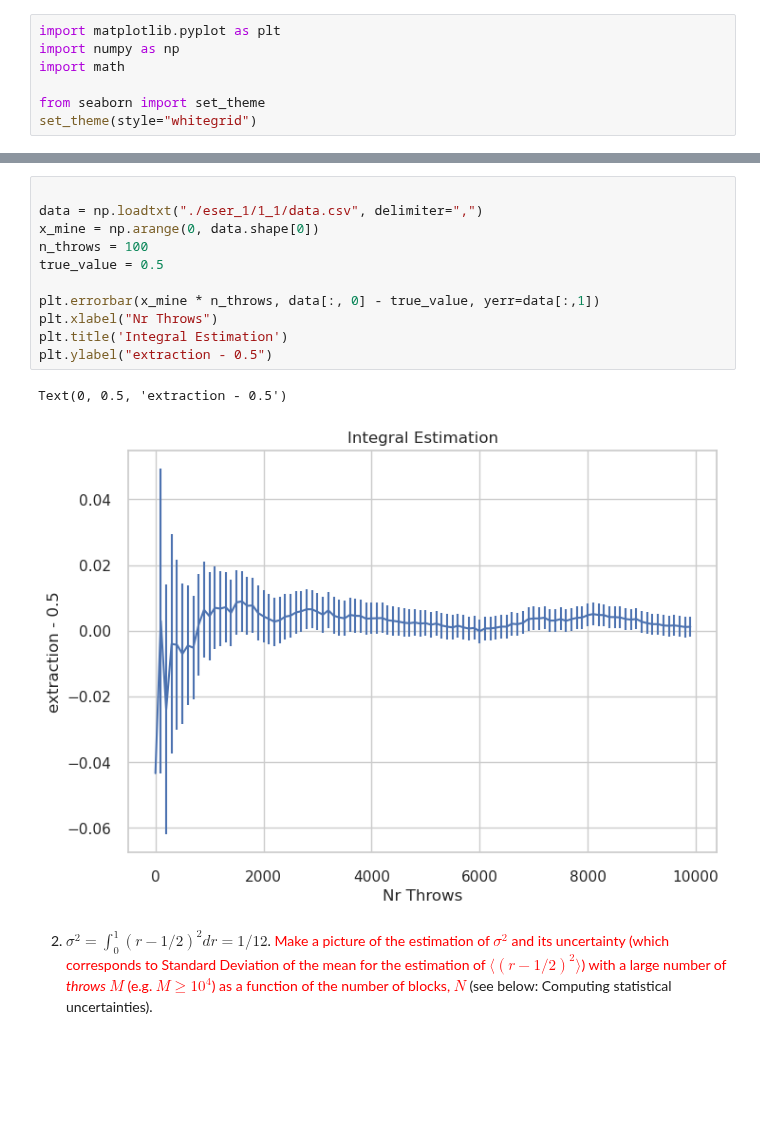
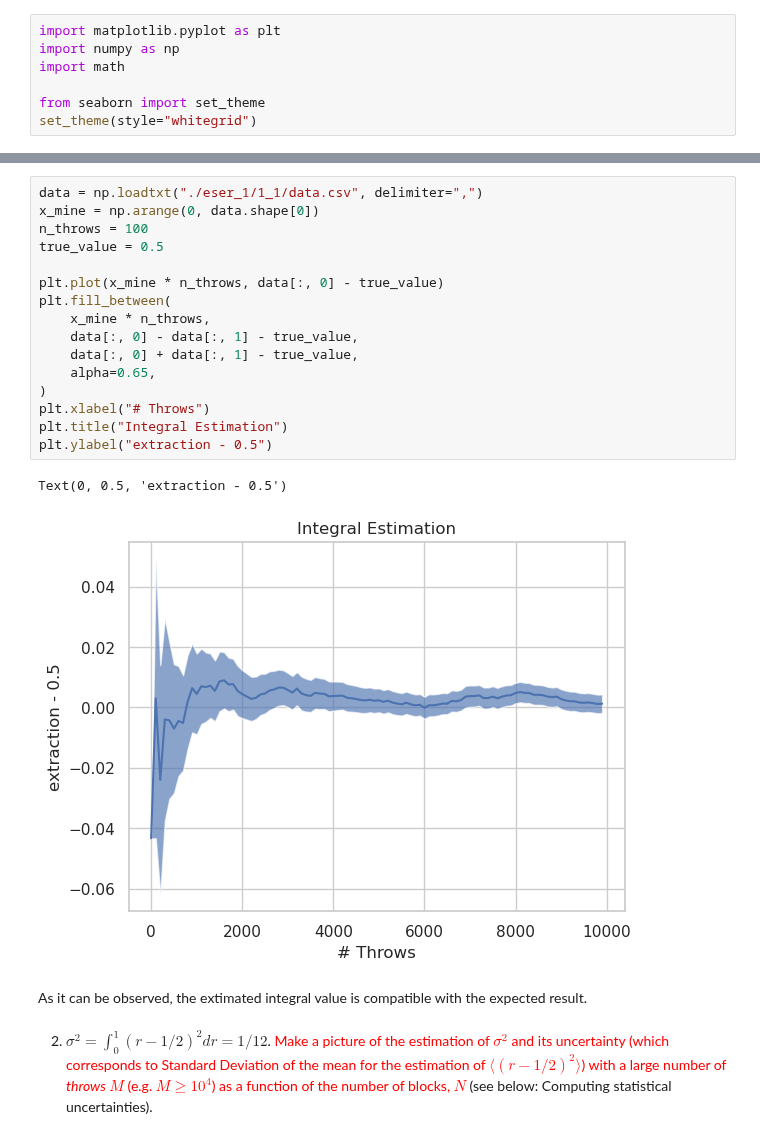
Before and after one commit to RandDouble/SimulazioneNumerica, a Jupyter notebook: LSN_Exercises_01.ipynb, the cells around one changed output, grey strips where cells are left out. Drawn from its saved outputs; the diff is of its cells as text; blank space fills up the shorter version.

```diff
--- a/LSN_Exercises_01.ipynb
+++ b/LSN_Exercises_01.ipynb
@@ -69,17 +69,24 @@ plt.show()
 # %%
-
 data = np.loadtxt("./eser_1/1_1/data.csv", delimiter=",")
 x_mine = np.arange(0, data.shape[0])
 n_throws = 100
 true_value = 0.5
 
-plt.errorbar(x_mine * n_throws, data[:, 0] - true_value, yerr=data[:,1])
-plt.xlabel("Nr Throws")
-plt.title('Integral Estimation')
+plt.plot(x_mine * n_throws, data[:, 0] - true_value)
+plt.fill_between(
+    x_mine * n_throws,
+    data[:, 0] - data[:, 1] - true_value,
+    data[:, 0] + data[:, 1] - true_value,
+    alpha=0.65,
+)
+plt.xlabel("# Throws")
+plt.title("Integral Estimation")
 plt.ylabel("extraction - 0.5")
 # %% [output]
 Text(0, 0.5, 'extraction - 0.5')
-[figure, old version]
+[figure, new version]
+# %% [markdown]
+As it can be observed, the extimated integral value is compatible with the expected result.
 # %% [markdown]
 2. $\sigma^2 = \int_0^1 (r-1/2)^2 dr = 1/12$. <font color="red">Make a picture of the estimation of $\sigma^2$ and its uncertainty (which corresponds to Standard Deviation of the mean for the estimation of $\langle (r-1/2)^2 \rangle$) with a large number of *throws* $M$ (e.g. $M\ge 10^4$) as a function of the number of blocks, $N$</font> (see below: Computing statistical uncertainties).
 # %%
```
Also changed, not shown: parts of 12 cells of this notebook.
